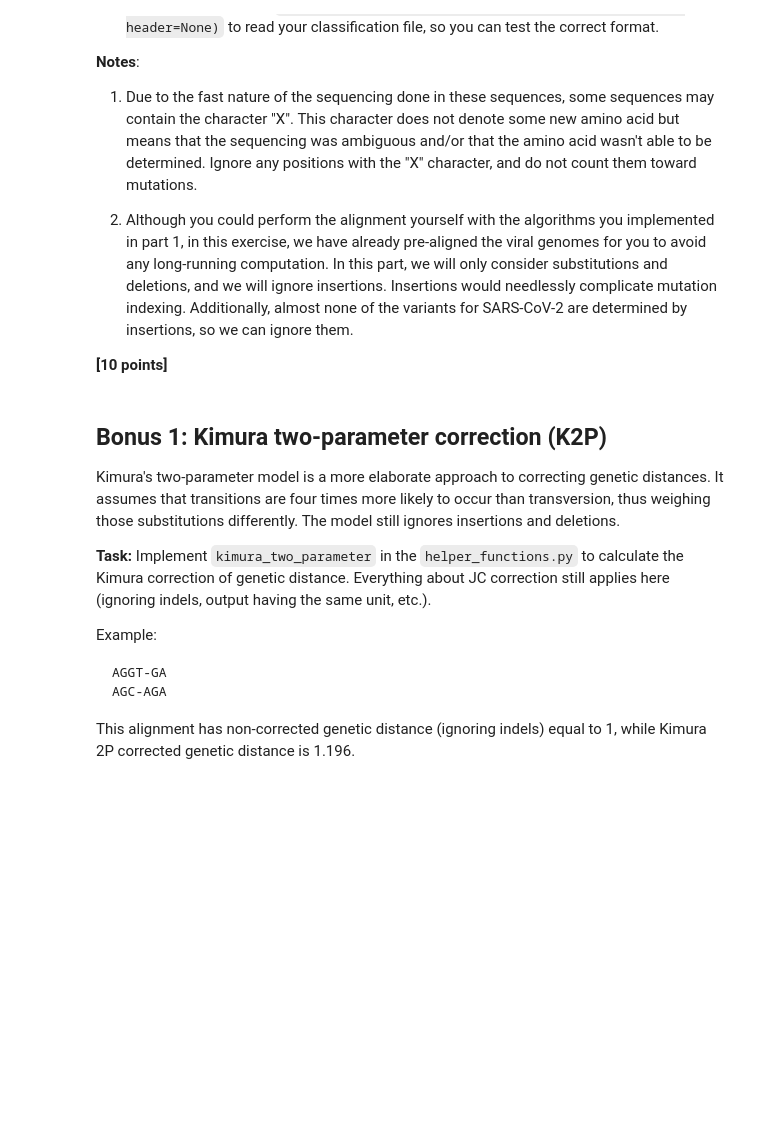
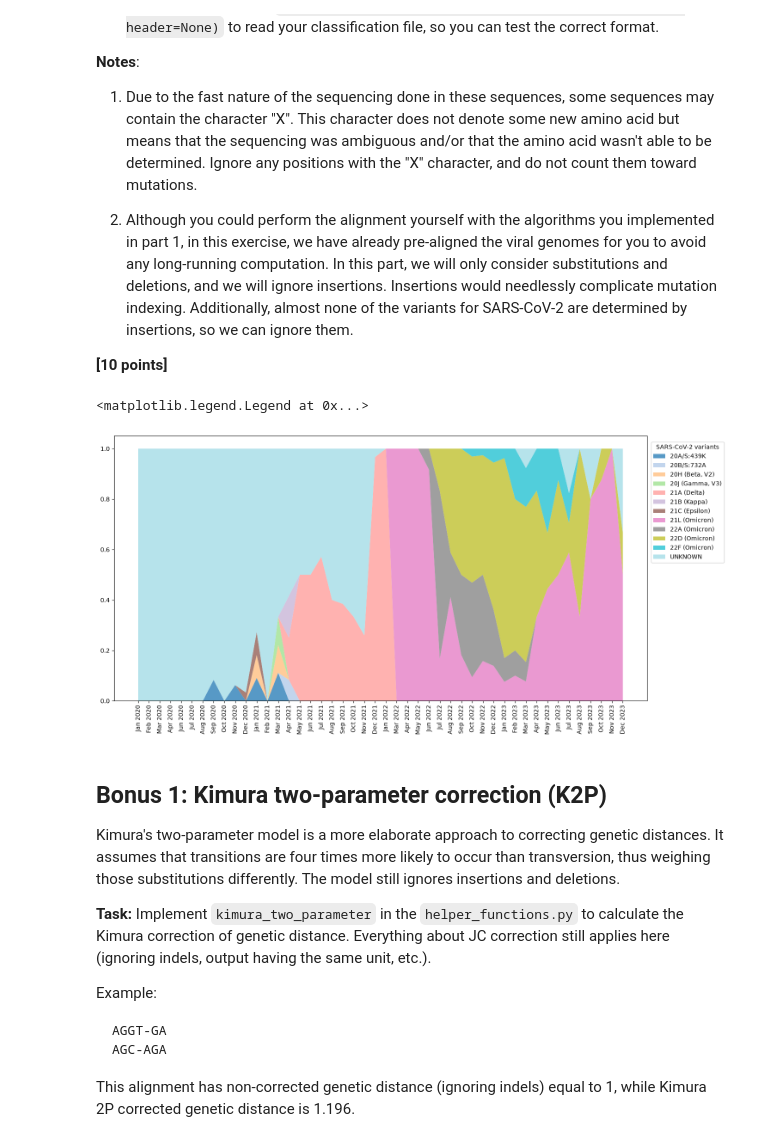
Before and after one commit to TaraMooreUNSW/assign_viral_evo, a Jupyter notebook: viral_evo_workbook.ipynb, the cells around one changed output. Drawn from its saved outputs; the diff is of its cells as text; code cells hidden in the pictures; blank space fills up the shorter version.

Commit message:
finished implementation of problem 5, now generates graph of proportion of variants by month

```diff
--- a/viral_evo_workbook.ipynb
+++ b/viral_evo_workbook.ipynb
@@ -657,7 +658,7 @@ for spike in SeqIO.parse("data/p5-aus-spike-proteins.fasta", "fasta"):
     _, spike_date, spike_id = spike.id.split('|')
     spike_seq = spike.seq
 
-    spike_seqs[spike_id] = {"seq": spike_seq}
+    spike_seqs[spike_id] = {"seq": spike_seq, "date": spike_date}
 
 with open("data/variants.json", encoding="utf-8") as var_file:
     data = json.load(var_file)
@@ -715,33 +716,71 @@ for s_id, s_info in spike_seqs.items():
     # If a sequence has no mutations throughout the whole genome compared to the reference, assign it to the *NO_MUTATIONS* class.
     if variant_muts > 0 and variant_percentage < 0.51:
         spike_seqs[s_id]["variant"] = "UNKNOWN"
     elif variant_muts == 0:
         spike_seqs[s_id]["variant"] = "NO_MUTATIONS"
     else:
         spike_seqs[s_id]["variant"] = variant_match
 
 
 # Save your answers to `problem5-classification.csv`. This file should contain two columns.
 # The first column indicates accession id,
 # the second column should indicates the variant display name
 with open('problem5-classification.csv', 'w', newline='', encoding='utf-8') as var_csv:
     writer = csv.writer(var_csv)
 
     for seq_id, seq_info in spike_seqs.items():
         row = [seq_id, seq_info["variant"]]
         writer.writerow(row)
 
 
+sorted_spike_seqs = dict(sorted(
+    spike_seqs.items(),
+    key=lambda info: datetime.strptime(info[1]['date'], "%Y-%m-%d")
+))
+# print(sorted_spike_seqs)
+
+
 # After you have assigned all the sequences to a variant,
 # create a plot showing the change in distribution over time.
 # More concretely, we have given you up to 30 sequences per month.
 # Calculate the percentage of each variant in each month, and plot the distribution over time.
+
+df = pd.DataFrame(sorted_spike_seqs)
+df = df.T
+df["date"] = pd.to_datetime(df['date'])
+
+# grouped = df.groupby(pd.Grouper(key="date", freq="ME"))
+grouper = pd.Grouper(key="date", freq="ME")
+variant_proportion = df.groupby(grouper)['variant'].value_counts(normalize=True).reset_index(name="var_proportion")
+pivot_df = variant_proportion.pivot(index="date", columns="variant", values="var_proportion").fillna(0)
+
 # Your plots should resemble https://covariants.org/per-country, which you can use to validate your work.
 # Note that your plot will probably have a lot of *UNKNOWN* viral assignments.
+# use plt.stackplot
+# x-axis: month, y-axis: proportion
+
+plt.figure(figsize=(16, 8))
+x_axis = pivot_df.index.strftime('%b %Y')
+y_axis = [pivot_df[col] for col in pivot_df.columns]
 
 
+cmap = plt.get_cmap('tab20')
+variant_colours = [cmap(i) for i in np.linspace(0,1, len(pivot_df.columns))]
+
+
+plt.stackplot(x_axis, y_axis, labels=pivot_df.columns, alpha=0.75, colors=variant_colours)
+plt.xticks(rotation=90)
+plt.legend(
+    title="SARS-CoV-2 variants",
+    loc="right",
+    bbox_to_anchor=(1.15,0.75)
+)
 
 # Save your figure into `problem5.svg`.
+plt.savefig('problem5.svg')
+# %% [output]
+<matplotlib.legend.Legend at 0x...>
+[figure, added]
 # %% [markdown]
 ## Bonus 1: Kimura two-parameter correction (K2P)
 
```
Also changed, not shown: parts of 1 cell of this notebook, 1 other file.
